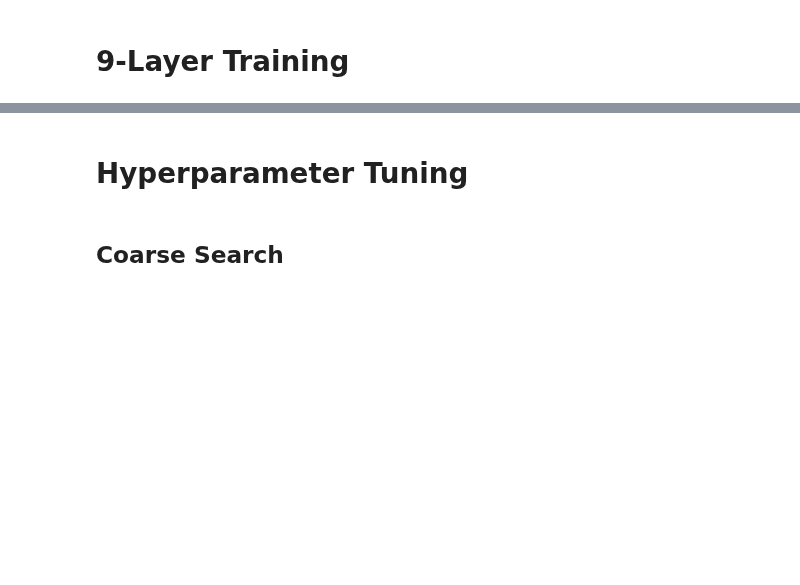
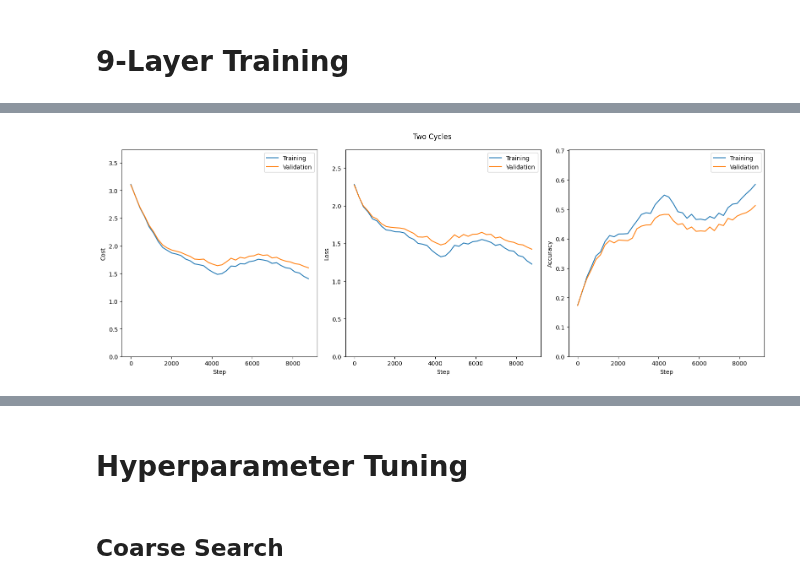
Before and after one commit to Lussebullen/dd2424, a Jupyter notebook: assignment3/notebook.ipynb, the cells around one changed output, grey strips where cells are left out. Saved outputs shown, nothing was run; the diff lists cells and outputs as text; code cells hidden in the pictures; blank space fills up the shorter version.

```diff
--- a/assignment3/notebook.ipynb
+++ b/assignment3/notebook.ipynb
@@ -890,0 +959,4 @@ KeyboardInterrupt:
+# %%
+vis.plotCyclicResults("Two Cycles", costs, loss, accs, stepsize)
+# %% [output]
+[figure, added]
```
Also changed, not shown: parts of 48 cells of this notebook, 1 other file.
